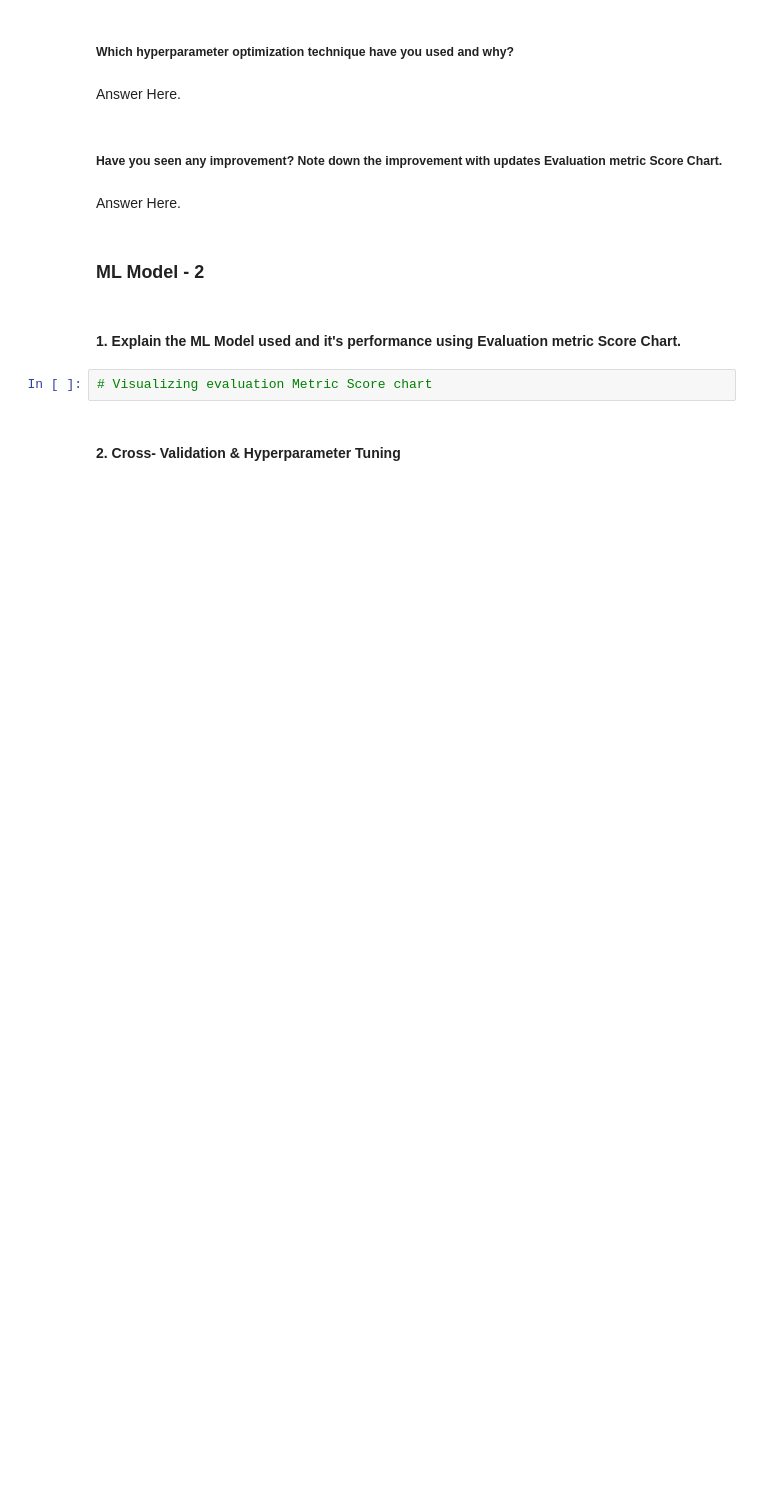
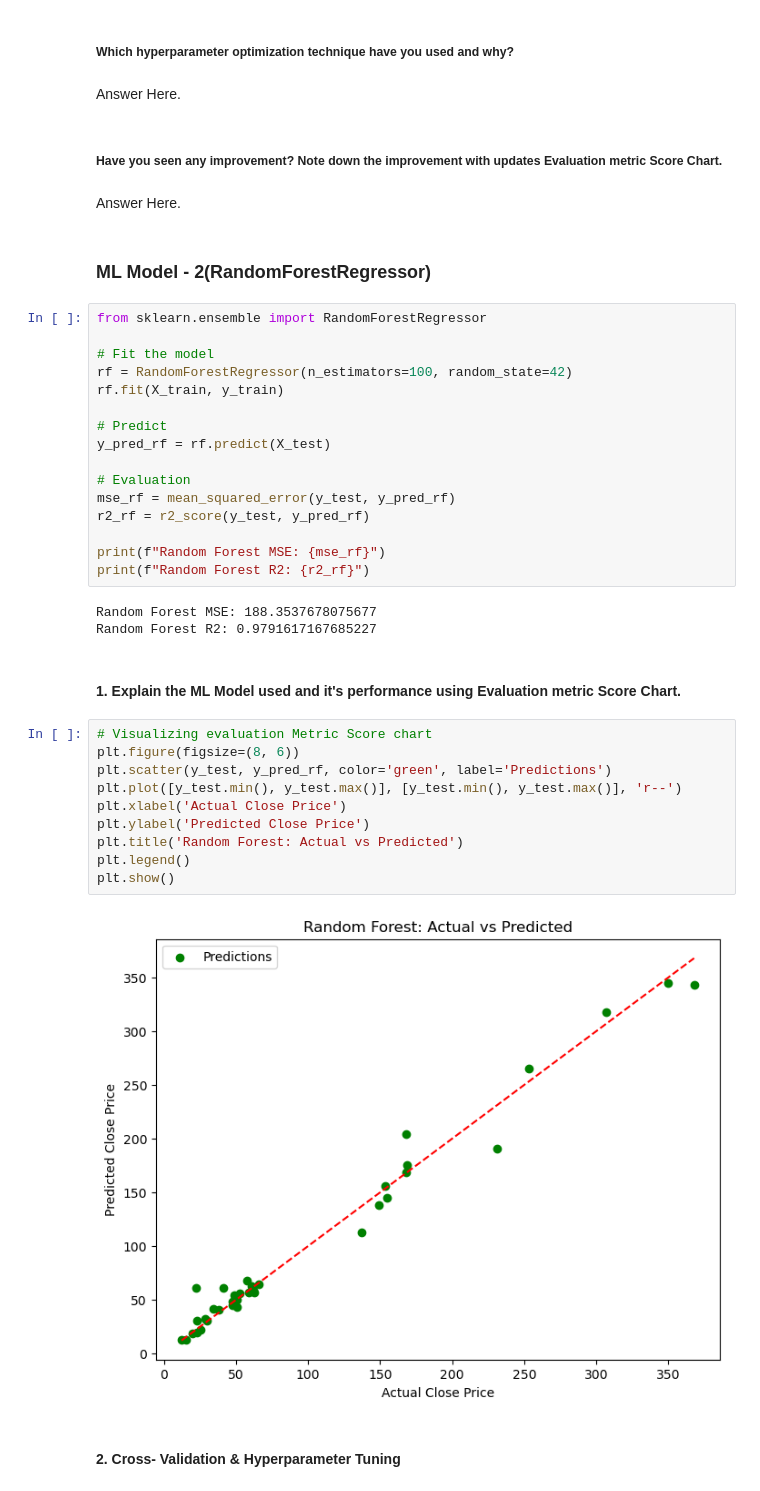
Before and after one commit to SadabAli/Labmentix, a Jupyter notebook: task-1(15-06-25)/src/Sample_ML_Submission_Template.ipynb, the cells around one changed output. Drawn from its saved outputs; the diff is of its cells as text; blank space fills up the shorter version.

```diff
--- a/task-1(15-06-25)/src/Sample_ML_Submission_Template.ipynb
+++ b/task-1(15-06-25)/src/Sample_ML_Submission_Template.ipynb
@@ -903,10 +1137,39 @@ Answer Here.
 # %% [markdown]
 Answer Here.
 # %% [markdown]
-### ML Model - 2
+### ML Model - 2(RandomForestRegressor)
+# %%
+from sklearn.ensemble import RandomForestRegressor
+
+# Fit the model
+rf = RandomForestRegressor(n_estimators=100, random_state=42)
+rf.fit(X_train, y_train)
+
+# Predict
+y_pred_rf = rf.predict(X_test)
+
+# Evaluation
+mse_rf = mean_squared_error(y_test, y_pred_rf)
+r2_rf = r2_score(y_test, y_pred_rf)
+
+print(f"Random Forest MSE: {mse_rf}")
+print(f"Random Forest R2: {r2_rf}")
+# %% [output]
+Random Forest MSE: 188.3537678075677
+Random Forest R2: 0.9791617167685227
 # %% [markdown]
 #### 1. Explain the ML Model used and it's performance using Evaluation metric Score Chart.
-# %%
-# Visualizing evaluation Metric Score chart
+# %%
+# Visualizing evaluation Metric Score chart
+plt.figure(figsize=(8, 6))
+plt.scatter(y_test, y_pred_rf, color='green', label='Predictions')
+plt.plot([y_test.min(), y_test.max()], [y_test.min(), y_test.max()], 'r--')
+plt.xlabel('Actual Close Price')
+plt.ylabel('Predicted Close Price')
+plt.title('Random Forest: Actual vs Predicted')
+plt.legend()
+plt.show()
+# %% [output]
+[figure, added]
 # %% [markdown]
 #### 2. Cross- Validation & Hyperparameter Tuning
```
Also changed, not shown: parts of 81 cells of this notebook, 1 other file.
